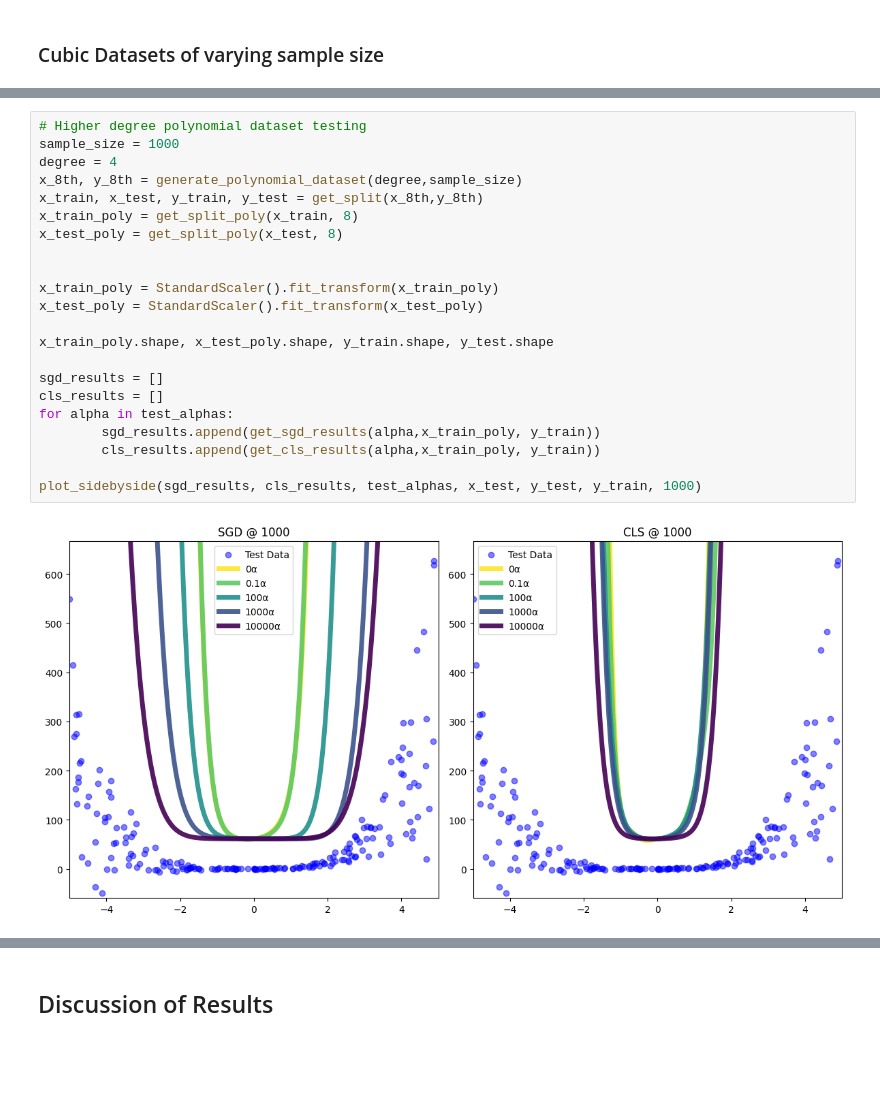
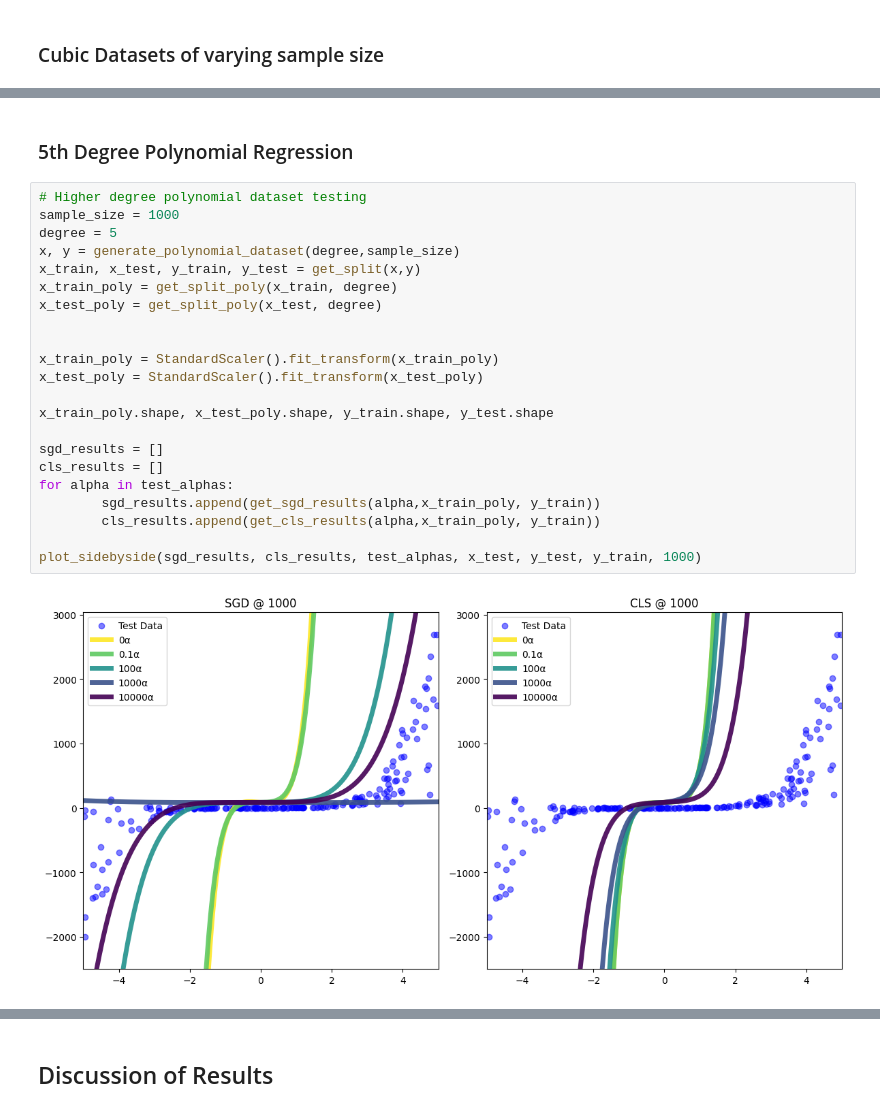
Before and after one commit to Martin-EvansUWA/ML-Project-1, a Jupyter notebook: 23621647.ipynb, the cells around one changed output, grey strips where cells are left out. Cells and saved outputs as stored; diff of their text form; blank space fills up the shorter version.

Commit message:
added higher poly and higher sample size

```diff
--- a/23621647.ipynb
+++ b/23621647.ipynb
@@ -394,24 +380,26 @@ for sample_size in sample_sizes:
+# %% [markdown]
+### 5th Degree Polynomial Regression
 # %%
 # Higher degree polynomial dataset testing
 sample_size = 1000
-degree = 4
-x_8th, y_8th = generate_polynomial_dataset(degree,sample_size)
-x_train, x_test, y_train, y_test = get_split(x_8th,y_8th)
-x_train_poly = get_split_poly(x_train, 8)
-x_test_poly = get_split_poly(x_test, 8)
+degree = 5
+x, y = generate_polynomial_dataset(degree,sample_size)
+x_train, x_test, y_train, y_test = get_split(x,y)
+x_train_poly = get_split_poly(x_train, degree)
+x_test_poly = get_split_poly(x_test, degree)
 
 
 x_train_poly = StandardScaler().fit_transform(x_train_poly)
 x_test_poly = StandardScaler().fit_transform(x_test_poly)
 
 x_train_poly.shape, x_test_poly.shape, y_train.shape, y_test.shape
 
 sgd_results = []
 cls_results = []
 for alpha in test_alphas:
         sgd_results.append(get_sgd_results(alpha,x_train_poly, y_train))
         cls_results.append(get_cls_results(alpha,x_train_poly, y_train))
 
 plot_sidebyside(sgd_results, cls_results, test_alphas, x_test, y_test, y_train, 1000)
 # %% [output]
-[figure, old version]
+[figure, new version]
```
Also changed, not shown: parts of 15 cells of this notebook.
